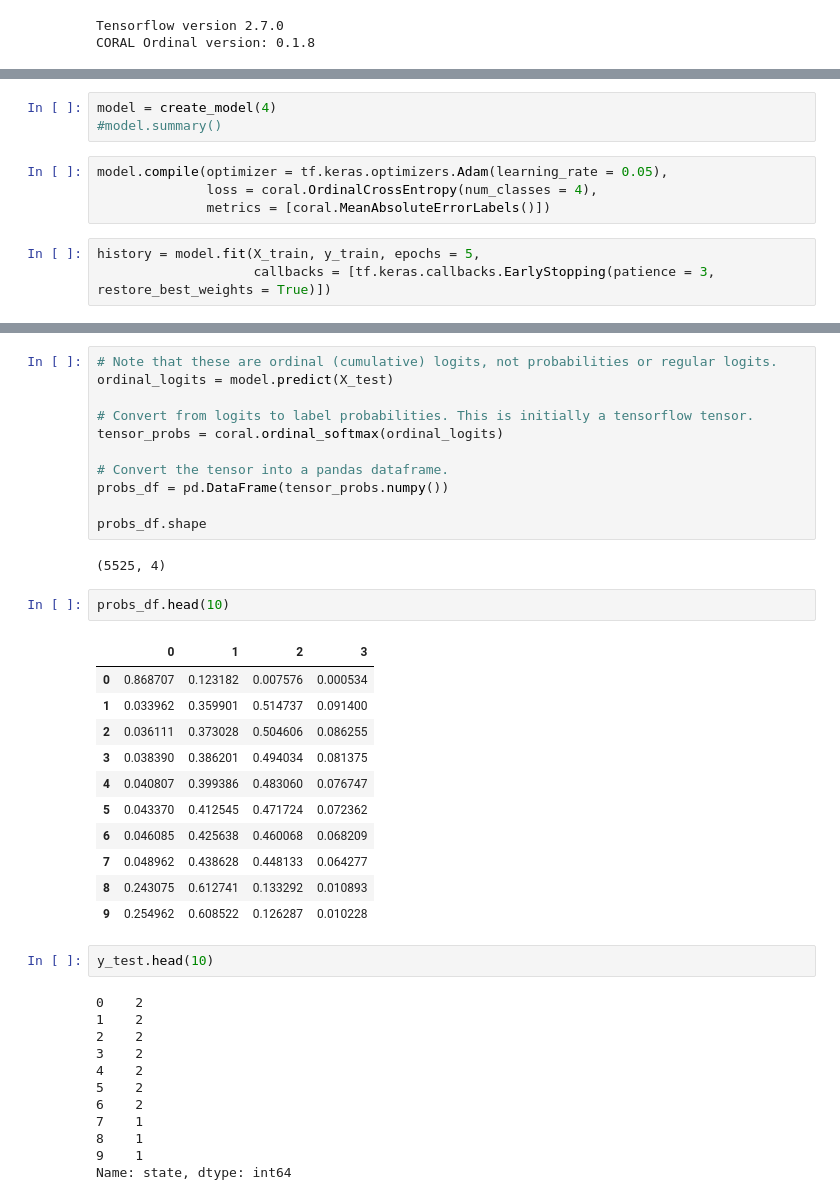
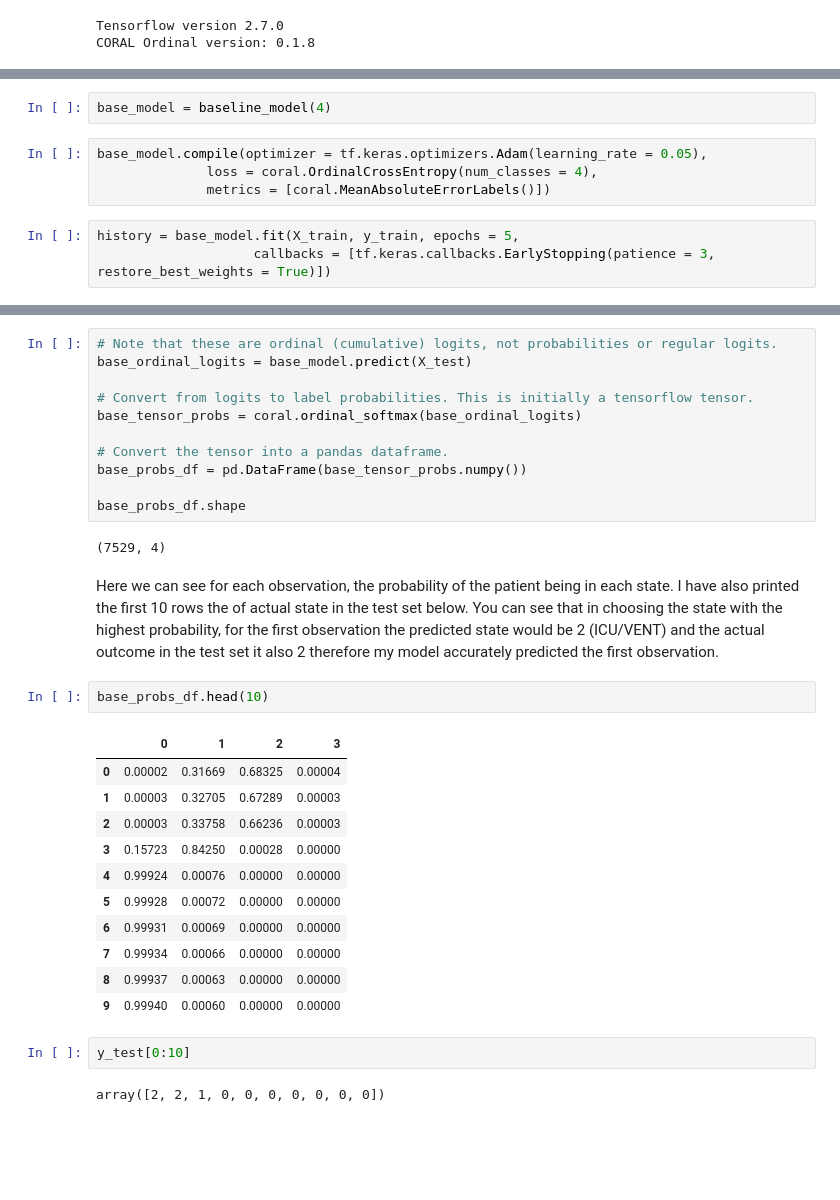
Before and after one commit to sktorre/liver_transplant_research, a Jupyter notebook: modeling_nn.ipynb, the cells around one changed output, grey strips where cells are left out. Drawn from its saved outputs; the diff is of its cells as text; blank space fills up the shorter version.

Commit message:
adding orm and nn modeling

```diff
--- a/modeling_nn.ipynb
+++ b/modeling_nn.ipynb
@@ -185,14 +235,13 @@ def create_model(num_classes):
 
     return model
 # %%
-model = create_model(4)
-#model.summary()
+base_model = baseline_model(4)
 # %%
-model.compile(optimizer = tf.keras.optimizers.Adam(learning_rate = 0.05),
+base_model.compile(optimizer = tf.keras.optimizers.Adam(learning_rate = 0.05),
               loss = coral.OrdinalCrossEntropy(num_classes = 4),
               metrics = [coral.MeanAbsoluteErrorLabels()])
 # %%
-history = model.fit(X_train, y_train, epochs = 5,
+history = base_model.fit(X_train, y_train, epochs = 5,
                     callbacks = [tf.keras.callbacks.EarlyStopping(patience = 3, restore_best_weights = True)])
 # %% [output]
 Epoch 1/5
@@ -215,41 +264,33 @@ model.evaluate(X_test, y_test)
 # %%
 # Note that these are ordinal (cumulative) logits, not probabilities or regular logits.
-ordinal_logits = model.predict(X_test)
+base_ordinal_logits = base_model.predict(X_test)
 
 # Convert from logits to label probabilities. This is initially a tensorflow tensor.
-tensor_probs = coral.ordinal_softmax(ordinal_logits)
+base_tensor_probs = coral.ordinal_softmax(base_ordinal_logits)
 
 # Convert the tensor into a pandas dataframe.
-probs_df = pd.DataFrame(tensor_probs.numpy())
+base_probs_df = pd.DataFrame(base_tensor_probs.numpy())
 
-probs_df.shape
+base_probs_df.shape
 # %% [output]
-(5525, 4)
+(7529, 4)
+# %% [markdown]
+Here we can see for each observation, the probability of the patient being in each state. I have also printed the first 10 rows the of actual state in the test set below. You can see that in choosing the state with the highest probability, for the first observation the predicted state would be 2 (ICU/VENT) and the actual outcome in the test set it also 2 therefore my model accurately predicted the first observation.
 # %%
-probs_df.head(10)
+base_probs_df.head(10)
 # %% [output]
 |  | 0 | 1 | 2 | 3 |
-| 0 | 0.868707 | 0.123182 | 0.007576 | 0.000534 |
-| 1 | 0.033962 | 0.359901 | 0.514737 | 0.091400 |
-| 2 | 0.036111 | 0.373028 | 0.504606 | 0.086255 |
-| 3 | 0.038390 | 0.386201 | 0.494034 | 0.081375 |
-| 4 | 0.040807 | 0.399386 | 0.483060 | 0.076747 |
-| 5 | 0.043370 | 0.412545 | 0.471724 | 0.072362 |
-| 6 | 0.046085 | 0.425638 | 0.460068 | 0.068209 |
-| 7 | 0.048962 | 0.438628 | 0.448133 | 0.064277 |
-| 8 | 0.243075 | 0.612741 | 0.133292 | 0.010893 |
-| 9 | 0.254962 | 0.608522 | 0.126287 | 0.010228 |
+| 0 | 0.00002 | 0.31669 | 0.68325 | 0.00004 |
+| 1 | 0.00003 | 0.32705 | 0.67289 | 0.00003 |
+| 2 | 0.00003 | 0.33758 | 0.66236 | 0.00003 |
+| 3 | 0.15723 | 0.84250 | 0.00028 | 0.00000 |
+| 4 | 0.99924 | 0.00076 | 0.00000 | 0.00000 |
+| 5 | 0.99928 | 0.00072 | 0.00000 | 0.00000 |
+| 6 | 0.99931 | 0.00069 | 0.00000 | 0.00000 |
+| 7 | 0.99934 | 0.00066 | 0.00000 | 0.00000 |
+| 8 | 0.99937 | 0.00063 | 0.00000 | 0.00000 |
+| 9 | 0.99940 | 0.00060 | 0.00000 | 0.00000 |
 # %%
-y_test.head(10)
+y_test[0:10]
 # %% [output]
-0    2
-1    2
-2    2
-3    2
-4    2
-5    2
-6    2
-7    1
-8    1
-9    1
-Name: state, dtype: int64
+array([2, 2, 1, 0, 0, 0, 0, 0, 0, 0])
```
Also changed, not shown: parts of 48 cells of this notebook, 5 other files.
